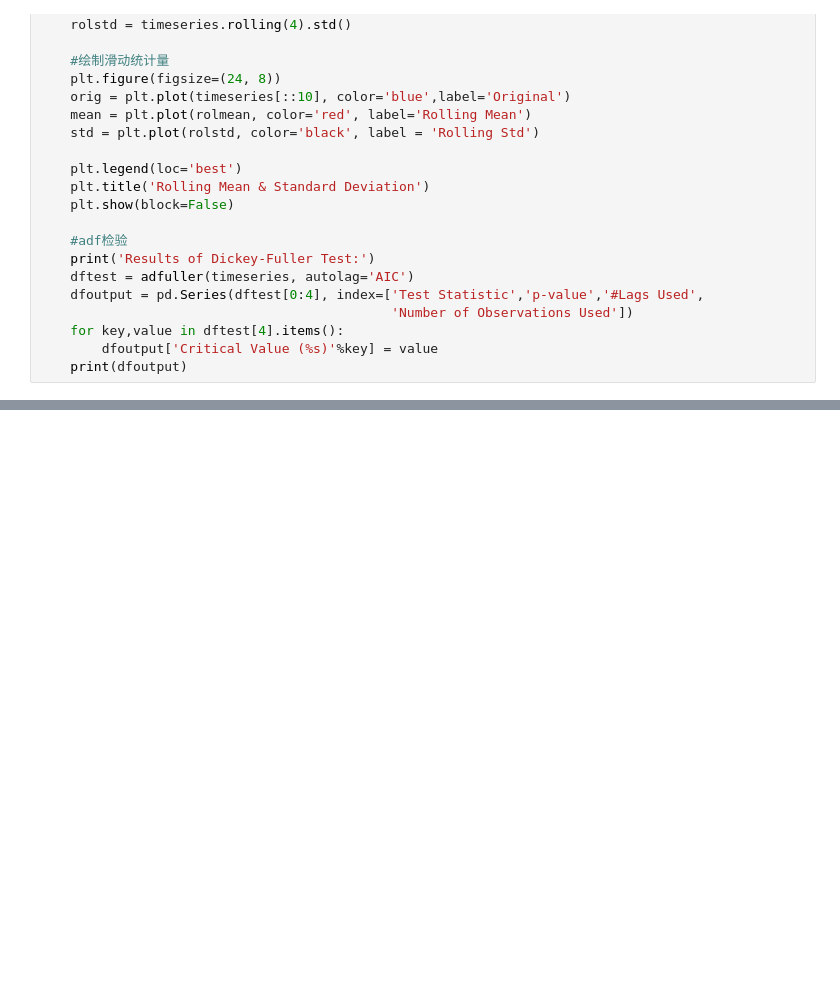
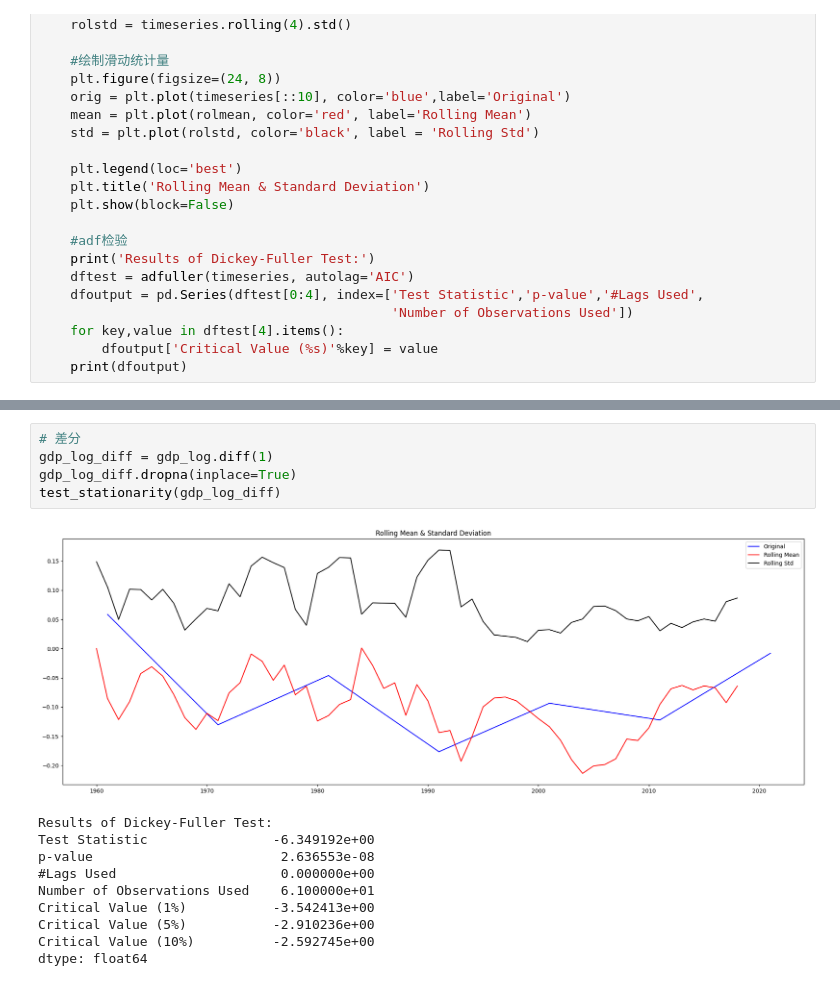
Before and after one commit to chenshaui/ts_vscode, a Jupyter notebook: arma_gdp.ipynb, the cells around one changed output, grey strips where cells are left out. Cells and saved outputs as stored; diff of their text form; blank space fills up the shorter version.

```diff
--- a/arma_gdp.ipynb
+++ b/arma_gdp.ipynb
@@ -118,0 +133,16 @@ dtype: float64
+# %%
+# 差分
+gdp_log_diff = gdp_log.diff(1)
+gdp_log_diff.dropna(inplace=True)
+test_stationarity(gdp_log_diff)
+# %% [output]
+[figure, added]
+Results of Dickey-Fuller Test:
+Test Statistic                -6.349192e+00
+p-value                        2.636553e-08
+#Lags Used                     0.000000e+00
+Number of Observations Used    6.100000e+01
+Critical Value (1%)           -3.542413e+00
+Critical Value (5%)           -2.910236e+00
+Critical Value (10%)          -2.592745e+00
+dtype: float64
```
Also changed, not shown: parts of 13 cells of this notebook, 2 other files.
